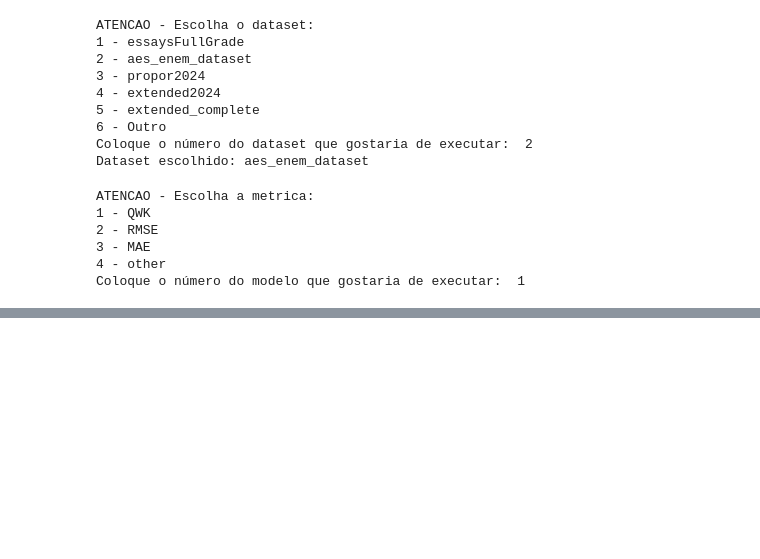
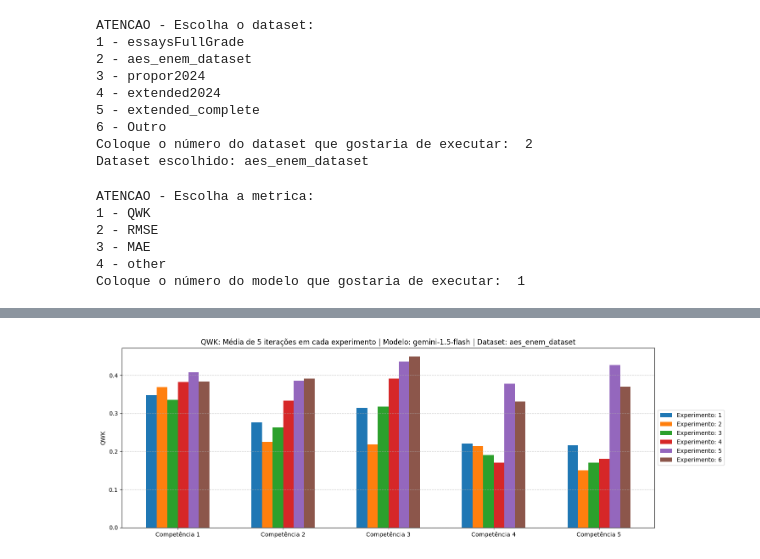
Before and after one commit to dslcosta1/AutomatedENEMEssaysCorrectionUsingChatBots, a Jupyter notebook: EvaluateResults.ipynb, the cells around one changed output, grey strips where cells are left out. Drawn from its saved outputs; the diff is of its cells as text; code cells hidden in the pictures; blank space fills up the shorter version.

```diff
--- a/EvaluateResults.ipynb
+++ b/EvaluateResults.ipynb
@@ -138,0 +139,36 @@ gc.collect()
+# %%
+# Example Data
+comp = list(range(1, 6))
+
+# Plot Settings
+fig, ax = plt.subplots(figsize=(15, 5))
+bar_width = min(0.10, 1.0 / len(means))
+x = np.arange(len(comp))
+
+# Bar Plot for Each Experiment
+for i in range(len(means)):
+    plt.bar(x + i * bar_width, means[i], width=bar_width, label=f"Experimento: {i+1}")
+
+# Custom Labels
+custom_labels = ["Competência 1", "Competência 2", "Competência 3", "Competência 4", "Competência 5"]
+if len(custom_labels) < len(comp):
+    custom_labels.extend([f"Competência {i}" for i in range(len(custom_labels) + 1, len(comp) + 1)])
+
+# X-Ticks Position and Labels
+plt.xticks(x + (len(means) - 1) * bar_width / 2, custom_labels)
+
+# Titles and Labels
+plt.ylabel(metric_name or "Metric")
+plt.title(f"{metric_name or 'Metric'}: Média de 5 iterações em cada experimento | Modelo: {model_name or 'Model'} | Dataset: {dataset_name or 'Dataset'}")
+
+# Add Legend Outside the Plot
+plt.legend(loc="center left", bbox_to_anchor=(1, 0.5))
+plt.grid(axis='y', linestyle='--', alpha=0.7)
+
+# Adjust Layout to Fit the Legend
+plt.tight_layout()
+
+# Show Plot
+plt.show()
+# %% [output]
+[figure, added]
```
Also changed, not shown: parts of 11 cells of this notebook, 48 other files.
